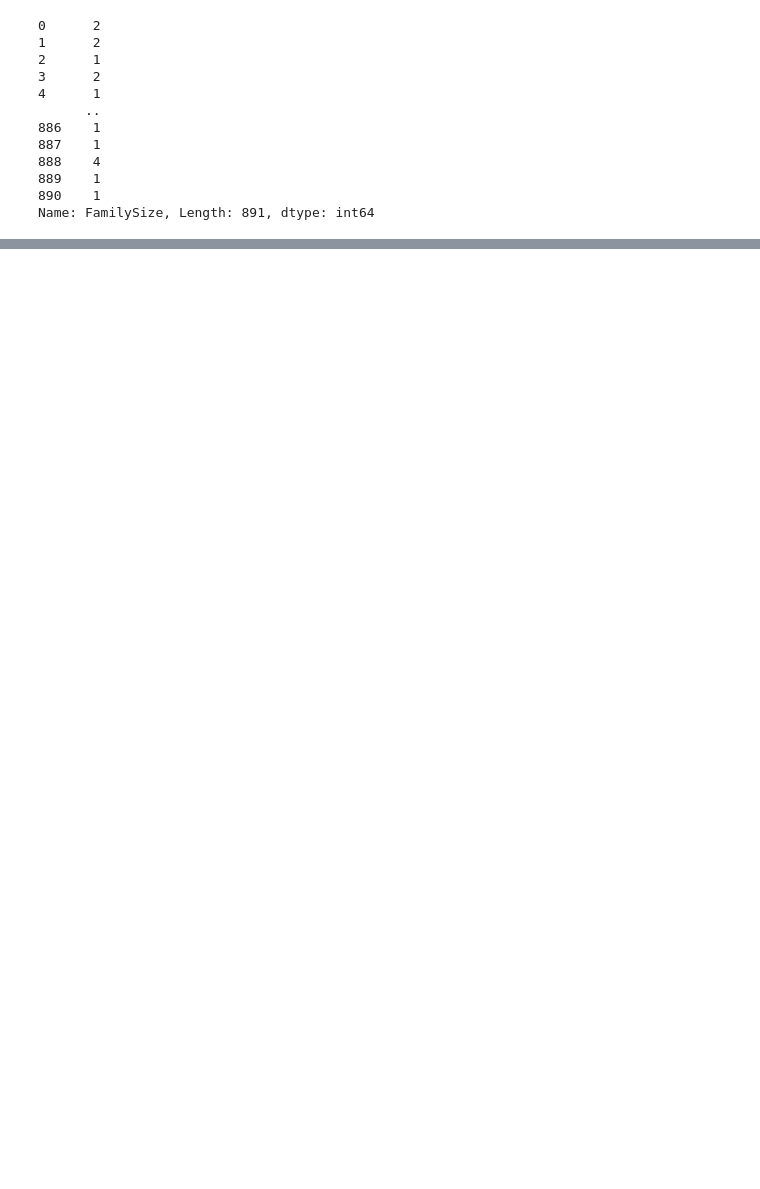
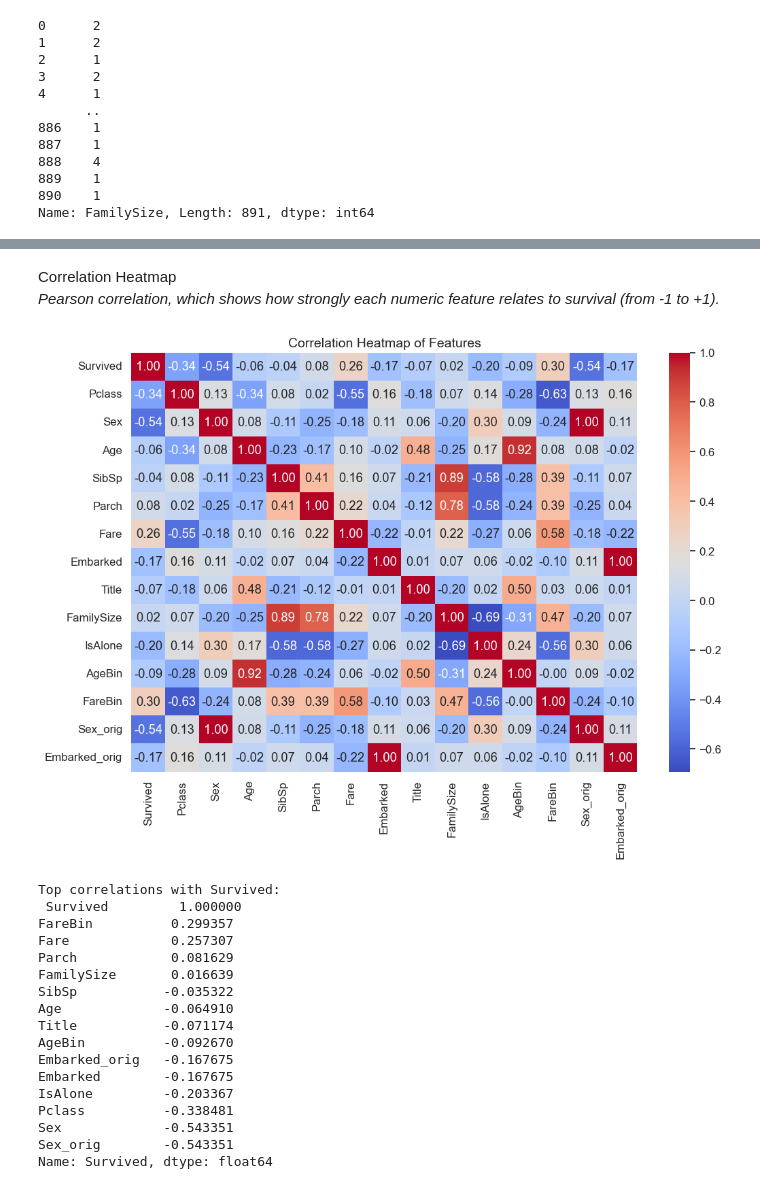
Before and after one commit to harshini2000-dev/Titanic_ML, a Jupyter notebook: Titanic_nb.ipynb, the cells around one changed output, grey strips where cells are left out. Saved outputs shown, nothing was run; the diff lists cells and outputs as text; code cells hidden in the pictures; blank space fills up the shorter version.

```diff
--- a/Titanic_nb.ipynb
+++ b/Titanic_nb.ipynb
@@ -302,0 +376,38 @@ Name: FamilySize, Length: 891, dtype: int64
+# %% [markdown]
+Correlation Heatmap <br/>
+*Pearson correlation, which shows how strongly each numeric feature relates to survival (from -1 to +1).*
+# %%
+import matplotlib.pyplot as plt
+import seaborn as sns
+
+# selects only numeric columns for correlation
+corr = df.corr(numeric_only=True)
+
+# plot correlation heatmap
+plt.figure(figsize=(12, 8))
+sns.heatmap(corr, annot=True, fmt=".2f", cmap="coolwarm", cbar=True)
+plt.title("Correlation Heatmap of Features", fontsize=14)
+plt.show()
+
+# sort and print top correlated features with 'Survived'
+corr_target = corr['Survived'].sort_values(ascending=False)
+print("\nTop correlations with Survived:\n", corr_target)
+# %% [output]
+[figure, added]
+Top correlations with Survived:
+ Survived         1.000000
+FareBin          0.299357
+Fare             0.257307
+Parch            0.081629
+FamilySize       0.016639
+SibSp           -0.035322
+Age             -0.064910
+Title           -0.071174
+AgeBin          -0.092670
+Embarked_orig   -0.167675
+Embarked        -0.167675
+IsAlone         -0.203367
+Pclass          -0.338481
+Sex             -0.543351
+Sex_orig        -0.543351
+Name: Survived, dtype: float64
```
Also changed, not shown: parts of 14 cells of this notebook.
